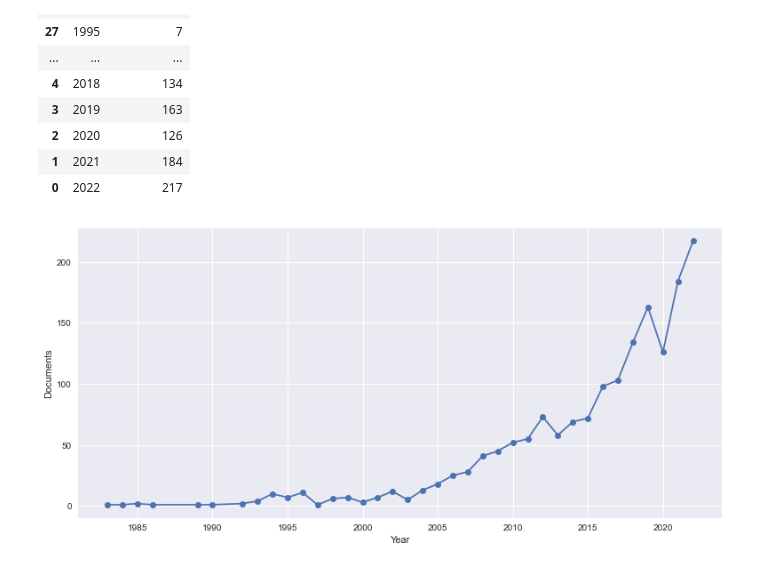
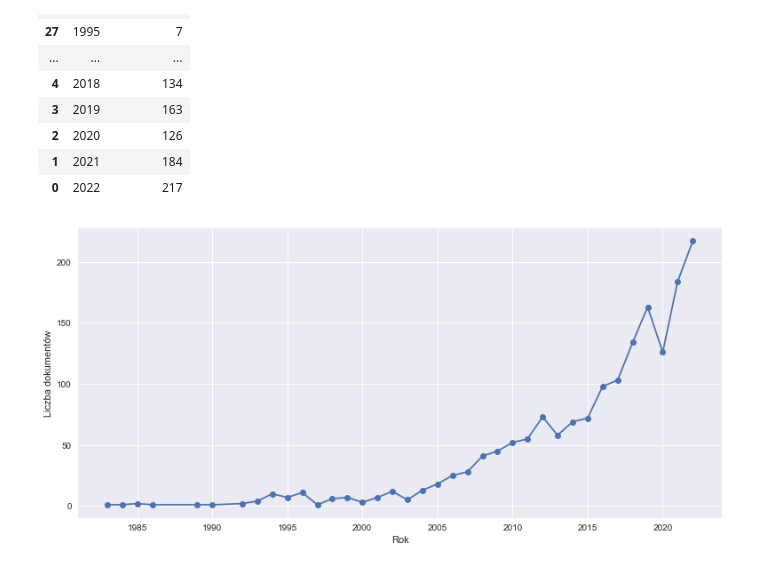
Before and after one commit to imarekkus/Master-s_Thesis, a Jupyter notebook: kody/wykresy.ipynb, the cells around one changed output. Drawn from its saved outputs; the diff is of its cells as text; code cells hidden in the pictures.

```diff
--- a/kody/wykresy.ipynb
+++ b/kody/wykresy.ipynb
@@ -7,7 +9,7 @@ import numpy as np
 # %%
 # Importing file
 
-fig_1 = pd.read_csv("E:/Praca Magisterska/data/Scopus-1656-Analyze-Year.csv", sep=';')
+fig_1 = pd.read_csv("https://raw.githubusercontent.com/imarekkus/Master-s_Thesis/main/dane/Scopus-1656-Analyze-Year.csv", sep=';')
 fig_1
 # %% [output]
 |  | Year; Documents |
@@ -73,11 +75,12 @@ fig_1
 | 1 | 2021 | 184 |
 | 0 | 2022 | 217 |
 # %%
+# Plotting figure
 plt.figure(figsize=(13,6))
 plt.style.use('seaborn')
 plt.plot(fig_1['Year'], fig_1['Documents'], '-o')
-plt.xlabel('Year')
-plt.ylabel('Documents')
+plt.xlabel('Rok')
+plt.ylabel('Liczba dokumentów')
 plt.show()
 # %% [output]
-[figure, old version]
+[figure, new version]
```
Also changed, not shown: parts of 5 cells of this notebook.
